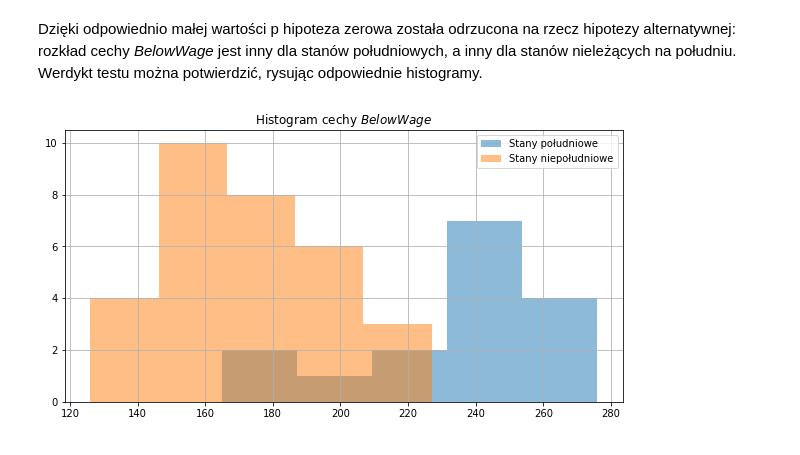
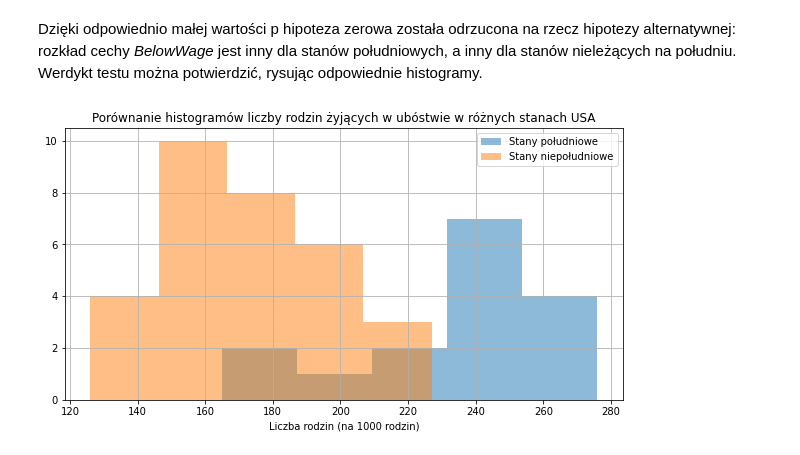
Before and after one commit to Daer7/SADM, a Jupyter notebook: SADM.ipynb, the cells around one changed output. Cells and saved outputs as stored; diff of their text form; code cells hidden in the pictures.

```diff
--- a/SADM.ipynb
+++ b/SADM.ipynb
@@ -332,8 +345,9 @@ Dzięki odpowiednio małej wartości p hipoteza zerowa została odrzucona na rze
 # %%
 h1 = x0.hist(bins=5, alpha=0.5)
 h2 = x1.hist(bins=5, alpha=0.5)
-plt.title("Histogram cechy $\it{BelowWage}$")
+plt.title("Porównanie histogramów liczby rodzin żyjących w ubóstwie w różnych stanach USA")
+plt.xlabel("Liczba rodzin (na 1000 rodzin)")
 plt.legend(["Stany południowe", "Stany niepołudniowe"])
 plt.show()
 # %% [output]
-[figure, old version]
+[figure, new version]
```
Also changed, not shown: parts of 5 cells of this notebook.
